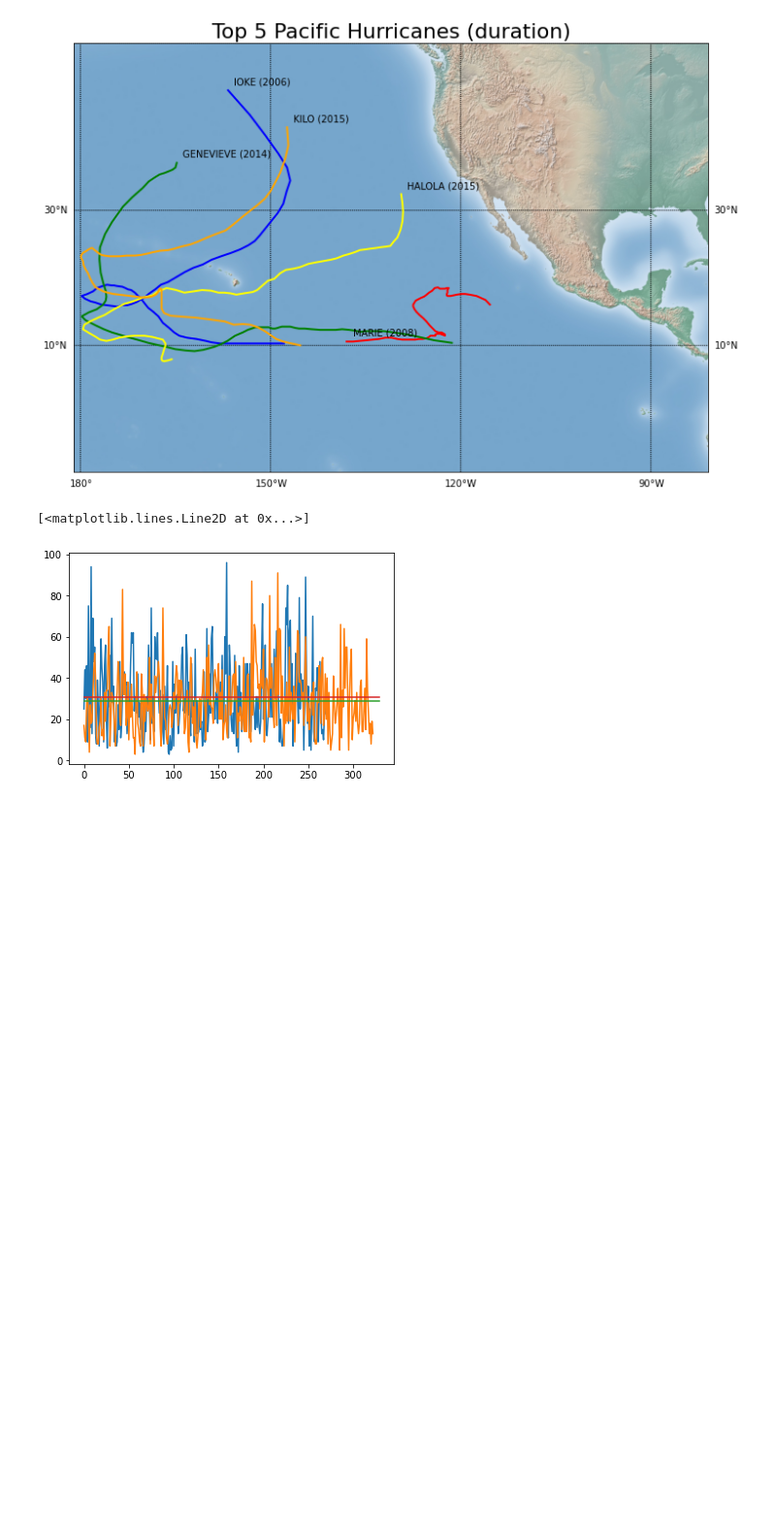
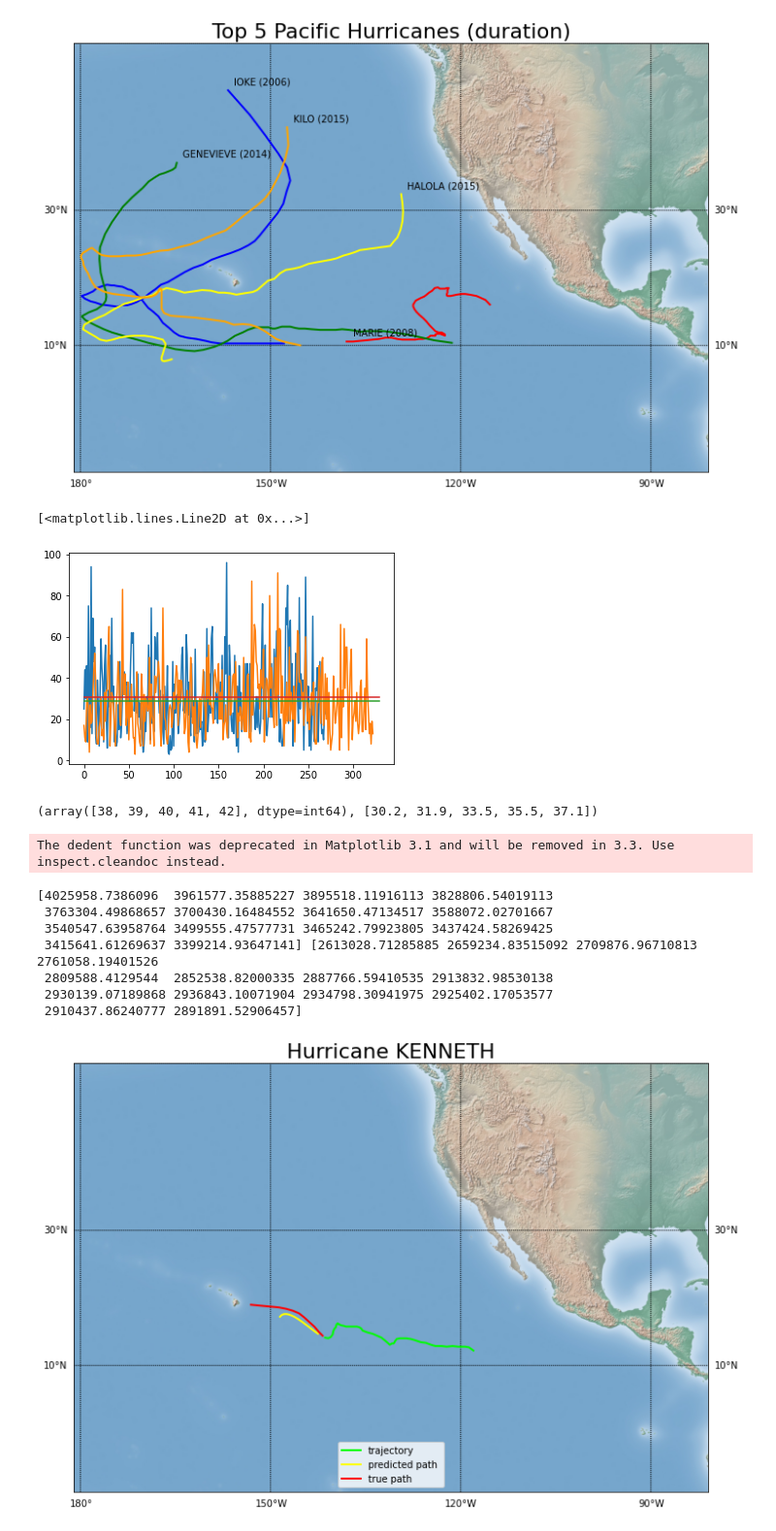
Before and after one commit to samco7/hurricane-prediction, a Jupyter notebook: Code/visualizations.ipynb, the cells around one changed output. Shown at 97% size. Saved outputs shown, nothing was run; the diff lists cells and outputs as text; code cells hidden in the pictures; blank space fills up the shorter version.

```diff
--- a/Code/visualizations.ipynb
+++ b/Code/visualizations.ipynb
@@ -113,3 +114,65 @@ plt.plot(np.ones(330)*np.mean([len(a) for a in atlantic]))
 # %% [output]
 [<matplotlib.lines.Line2D at 0x...>]
 [figure]
+# %%
+# huricane Bonnie
+bonnie = np.load("hurricane_bonnie",allow_pickle=True)
+print(bonnie)
+# %% [output]
+(array([38, 39, 40, 41, 42], dtype=int64), [30.2, 31.9, 33.5, 35.5, 37.1])
+# %%
+#Karina, Celia, Guillermo
+Karina = np.load("../Data/VARMAX_KENNETH.pickle",allow_pickle=True)
+name = Karina["Hurricane Name"]
+lat = Karina['Observed Points'][:, 0]
+long = -1*Karina['Observed Points'][:, 1]
+true_lat = Karina['True Trajectory'][:,0]
+true_long = -1*Karina['True Trajectory'][:, 1]
+pred_lat = Karina["Predicted Trajectory"][:,0]
+pred_long = -1*Karina["Predicted Trajectory"][:,1]
+params = Karina["Model Parameters (p, q)"]
+
+n = 1 # Number of hurricanes
+
+# Graph the trajectories of the longest hurricanes (the ones that traveled the most)
+plt.figure(figsize=(12,9))
+m = Basemap(llcrnrlon=-181.,llcrnrlat=-10.,urcrnrlon=-81.,urcrnrlat=50.,
+            rsphere=(6378137.00,6356752.3142),
+            resolution='h',
+            projection='merc',
+            lat_0=40.,lon_0=-20.,lat_ts=20.)
+#m.bluemarble() #Pretty NASA picture
+# m.fillcontinents(color='#D3D3D3')
+
+m.shadedrelief() #Plot a translucent relief map
+
+m.drawparallels(np.arange(10,90,20),labels=[1,1,0,1])
+m.drawmeridians(np.arange(-180,180,30),labels=[1,1,0,1])
+
+xpt, ypt = m(long, lat)
+#plt.text(xpt[len(lat) - 1]+100000,ypt[len(long) - 1]+100000, f'{name} ({year})', color='k')
+m.plot(xpt, ypt, linewidth=2, color='lime', label="trajectory")
+
+xpt, ypt = m(pred_long, pred_lat)
+#plt.text(xpt[len(pred_lat) - 1]+100000,ypt[len(pred_long) - 1]+100000, f'{name} ({year})', color='k')
+m.plot(xpt, ypt, linewidth=2, color='yellow', label="predicted path ")
+print(xpt, ypt)
+
+xpt, ypt = m(true_long, true_lat)
+m.plot(xpt, ypt, linewidth=2, color='red', label="true path")
+
+
+plt.title('Hurricane KENNETH', fontsize=22)
+plt.legend()
+plt.savefig('KENNETH')
+plt.show()
+# %% [output]
+The dedent function was deprecated in Matplotlib 3.1 and will be removed in 3.3. Use inspect.cleandoc instead.
+[4025958.7386096  3961577.35885227 3895518.11916113 3828806.54019113
+ 3763304.49868657 3700430.16484552 3641650.47134517 3588072.02701667
+ 3540547.63958764 3499555.47577731 3465242.79923805 3437424.58269425
+ 3415641.61269637 3399214.93647141] [2613028.71285885 2659234.83515092 2709876.96710813 2761058.19401526
+ 2809588.4129544  2852538.82000335 2887766.59410535 2913832.98530138
+ 2930139.07189868 2936843.10071904 2934798.30941975 2925402.17053577
+ 2910437.86240777 2891891.52906457]
+[figure, added]
```
Also changed, not shown: parts of 7 cells of this notebook.
